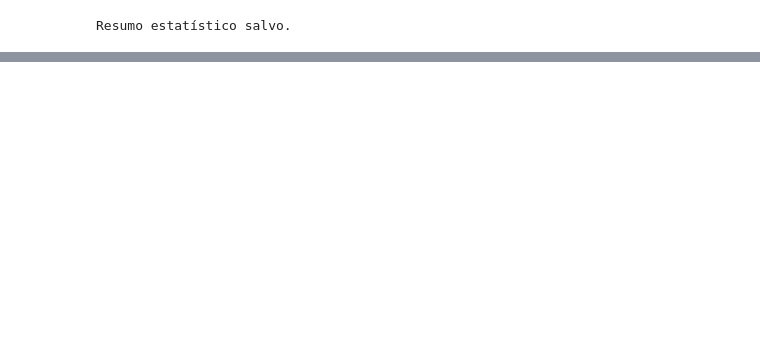
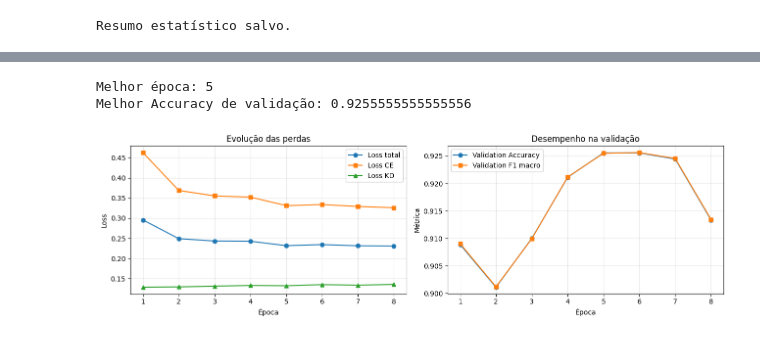
Before and after one commit to J0hnV1ct0r/Graph_Pruning, a Jupyter notebook: prodigy/evaluate_layer_pruning_prodigy.ipynb, the cells around one changed output, grey strips where cells are left out. Drawn from its saved outputs; the diff is of its cells as text; code cells hidden in the pictures; blank space fills up the shorter version.

Commit message:
destilação e pruning do prodigy

```diff
--- a/prodigy/evaluate_layer_pruning_prodigy.ipynb
+++ b/prodigy/evaluate_layer_pruning_prodigy.ipynb
@@ -898,0 +981,15 @@ plt.show()
+# %%
+from layer_pruner import PRODIGYBlockInfluencePruner
+# ============================================================
+# 2. ALUNO: MODELO ORIGINAL COM PRUNING TIER 2
+# ============================================================
+student_pruner = PRODIGYBlockInfluencePruner(
+    copy.deepcopy(model)
+)
+
+# Utilizar o ranking de Block Influence calculado na validação.
+student_pruner.set_bi_scores(df_bi)
+
+student = student_pruner.prune_tier2()
+student = student.to(DEVICE)
+student.train()
@@ -898,0 +1593,60 @@ plt.show()
+# %%
+display(history_df.round(5))
+
+print("Melhor época:", best_epoch)
+print("Melhor Accuracy de validação:", best_val_accuracy)
+
+import matplotlib.pyplot as plt
+
+fig, axes = plt.subplots(1, 2, figsize=(13, 4))
+
+axes[0].plot(
+    history_df["Época"],
+    history_df["Loss total"],
+    marker="o",
+    label="Loss total",
+)
+
+axes[0].plot(
+    history_df["Época"],
+    history_df["Loss CE"],
+    marker="s",
+    label="Loss CE",
+)
+
+axes[0].plot(
+    history_df["Época"],
+    history_df["Loss KD"],
+    marker="^",
+    label="Loss KD",
+)
+
+axes[0].set_title("Evolução das perdas")
+axes[0].set_xlabel("Época")
+axes[0].set_ylabel("Loss")
+axes[0].legend()
+axes[0].grid(alpha=0.3)
+
+axes[1].plot(
+    history_df["Época"],
+    history_df["Val Accuracy"],
+    marker="o",
+    label="Validation Accuracy",
+)
+
+axes[1].plot(
+    history_df["Época"],
+    history_df["Val F1 macro"],
+    marker="s",
+    label="Validation F1 macro",
+)
+
+axes[1].set_title("Desempenho na validação")
+axes[1].set_xlabel("Época")
+axes[1].set_ylabel("Métrica")
+axes[1].legend()
+axes[1].grid(alpha=0.3)
+
+plt.tight_layout()
+plt.show()
+# %% [output]
@@ -898,0 +1662,3 @@ plt.show()
+Melhor época: 5
+Melhor Accuracy de validação: 0.9255555555555556
+[figure, added]
```
Also changed, not shown: parts of 13 cells of this notebook, 2 other files.
